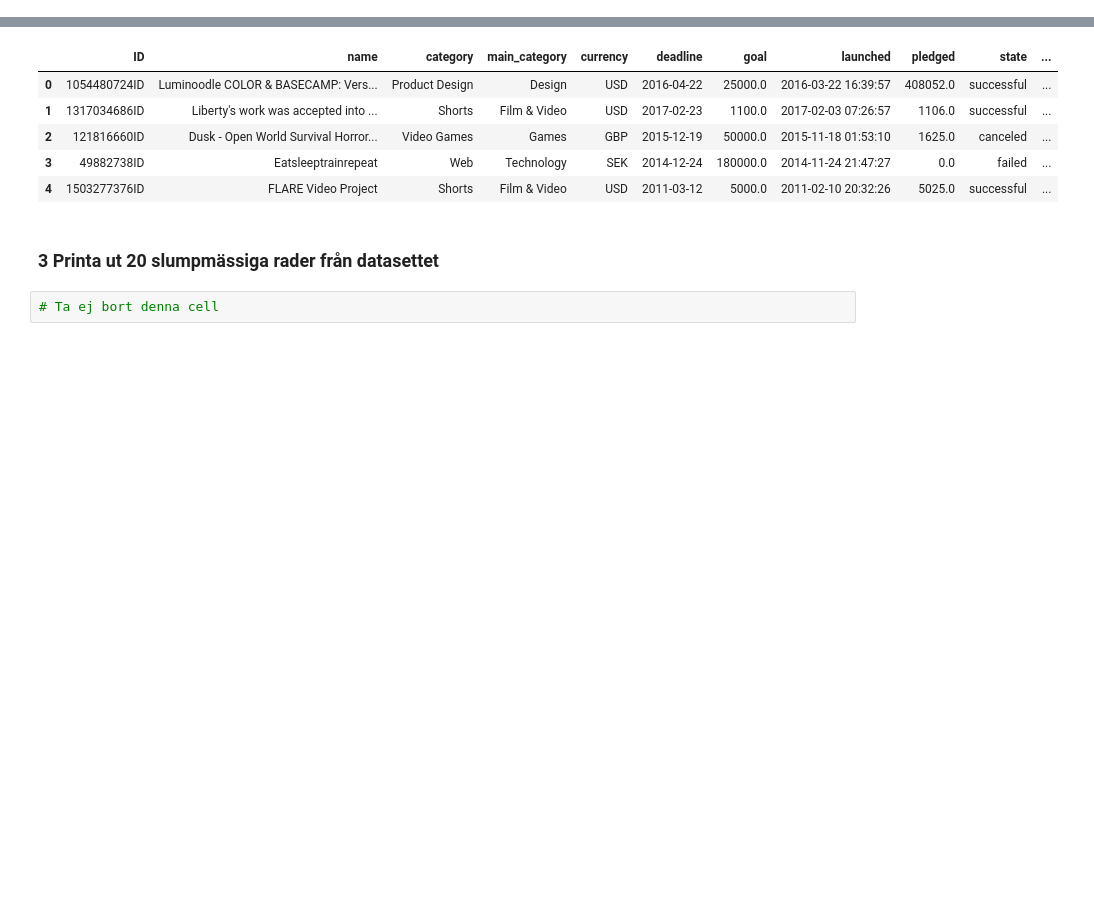
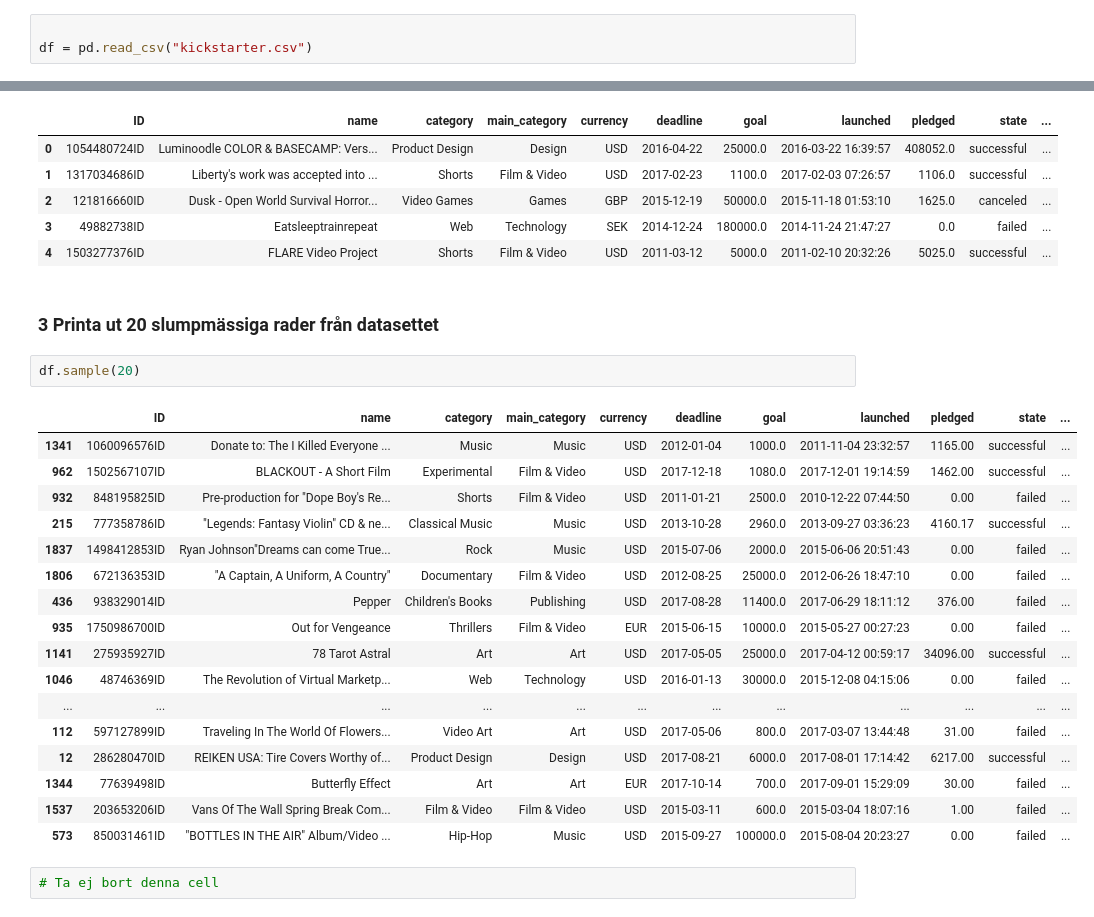
Before and after one commit to nabilelbajdi/mental-health-dashboard, a Jupyter notebook: part_1/main.ipynb, the cells around one changed output, grey strips where cells are left out. Drawn from its saved outputs; the diff is of its cells as text; blank space fills up the shorter version.

```diff
--- a/part_1/main.ipynb
+++ b/part_1/main.ipynb
@@ -33,5 +33,8 @@ Du kan göra uppgiften genom att använda google colab, Du kommer att behöva la
 ## Sektion 1
 # %% [markdown]
 ### 1 Ladda in datasettet kickstarter.csv till en dataframe, döp den till "df"
+# %%
+
+df = pd.read_csv("kickstarter.csv")
 # %% [markdown]
 ### 2 Printa ut de 5 första raderna
@@ -46,6 +58,26 @@ Du kan göra uppgiften genom att använda google colab, Du kommer att behöva la
 | 4 | 1503277376ID | FLARE Video Project | Shorts | Film & Video | USD | 2011-03-12 | 5000.0 | 2011-02-10 20:32:26 | 5025.0 | successful | ... |
 # %% [markdown]
 ### 3 Printa ut 20 slumpmässiga rader från datasettet
+# %%
+df.sample(20)
+# %% [output]
+|  | ID | name | category | main_category | currency | deadline | goal | launched | pledged | state | ... |
+| 1341 | 1060096576ID | Donate to: The I Killed Everyone ... | Music | Music | USD | 2012-01-04 | 1000.0 | 2011-11-04 23:32:57 | 1165.00 | successful | ... |
+| 962 | 1502567107ID | BLACKOUT - A Short Film | Experimental | Film & Video | USD | 2017-12-18 | 1080.0 | 2017-12-01 19:14:59 | 1462.00 | successful | ... |
+| 932 | 848195825ID | Pre-production for "Dope Boy's Re... | Shorts | Film & Video | USD | 2011-01-21 | 2500.0 | 2010-12-22 07:44:50 | 0.00 | failed | ... |
+| 215 | 777358786ID | "Legends: Fantasy Violin" CD & ne... | Classical Music | Music | USD | 2013-10-28 | 2960.0 | 2013-09-27 03:36:23 | 4160.17 | successful | ... |
+| 1837 | 1498412853ID | Ryan Johnson"Dreams can come True... | Rock | Music | USD | 2015-07-06 | 2000.0 | 2015-06-06 20:51:43 | 0.00 | failed | ... |
+| 1806 | 672136353ID | "A Captain, A Uniform, A Country" | Documentary | Film & Video | USD | 2012-08-25 | 25000.0 | 2012-06-26 18:47:10 | 0.00 | failed | ... |
+| 436 | 938329014ID | Pepper | Children's Books | Publishing | USD | 2017-08-28 | 11400.0 | 2017-06-29 18:11:12 | 376.00 | failed | ... |
+| 935 | 1750986700ID | Out for Vengeance | Thrillers | Film & Video | EUR | 2015-06-15 | 10000.0 | 2015-05-27 00:27:23 | 0.00 | failed | ... |
+| 1141 | 275935927ID | 78 Tarot Astral | Art | Art | USD | 2017-05-05 | 25000.0 | 2017-04-12 00:59:17 | 34096.00 | successful | ... |
+| 1046 | 48746369ID | The Revolution of Virtual Marketp... | Web | Technology | USD | 2016-01-13 | 30000.0 | 2015-12-08 04:15:06 | 0.00 | failed | ... |
+| ... | ... | ... | ... | ... | ... | ... | ... | ... | ... | ... | ... |
+| 112 | 597127899ID | Traveling In The World Of Flowers... | Video Art | Art | USD | 2017-05-06 | 800.0 | 2017-03-07 13:44:48 | 31.00 | failed | ... |
+| 12 | 286280470ID | REIKEN USA: Tire Covers Worthy of... | Product Design | Design | USD | 2017-08-21 | 6000.0 | 2017-08-01 17:14:42 | 6217.00 | successful | ... |
+| 1344 | 77639498ID | Butterfly Effect | Art | Art | EUR | 2017-10-14 | 700.0 | 2017-09-01 15:29:09 | 30.00 | failed | ... |
+| 1537 | 203653206ID | Vans Of The Wall Spring Break Com... | Film & Video | Film & Video | USD | 2015-03-11 | 600.0 | 2015-03-04 18:07:16 | 1.00 | failed | ... |
+| 573 | 850031461ID | "BOTTLES IN THE AIR" Album/Video ... | Hip-Hop | Music | USD | 2015-09-27 | 100000.0 | 2015-08-04 20:23:27 | 0.00 | failed | ... |
 # %%
 # Ta ej bort denna cell
 # %% [output]
```
Also changed, not shown: parts of 19 cells of this notebook.
